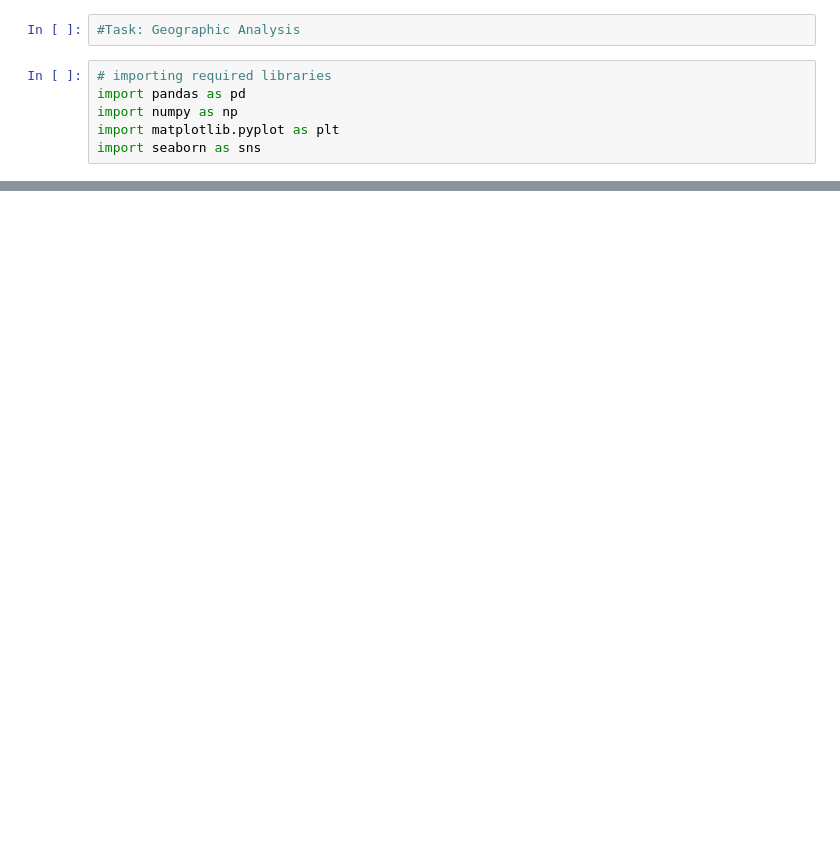
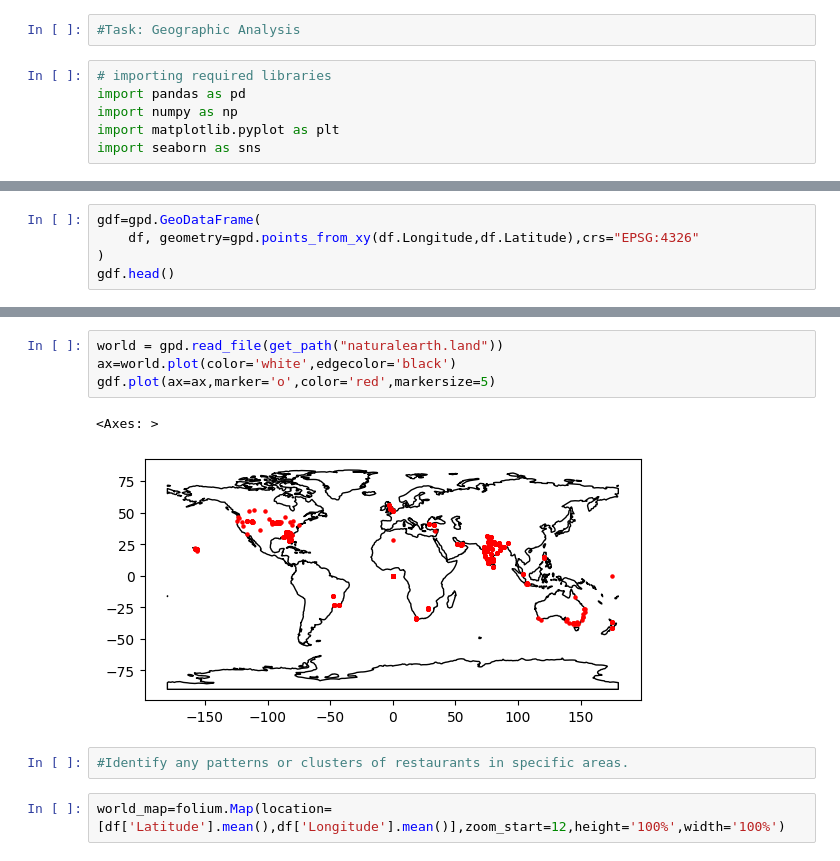
Before and after one commit to Jayashreemm/Cognifyz_internship_project, a Jupyter notebook: Level_2/Level_2_task_3.ipynb, the cells around one changed output, grey strips where cells are left out. Cells and saved outputs as stored; diff of their text form; blank space fills up the shorter version.

```diff
--- a/Level_2/Level_2_task_3.ipynb
+++ b/Level_2/Level_2_task_3.ipynb
@@ -25,0 +89,5 @@ plt.show()
+# %%
+gdf=gpd.GeoDataFrame(
+    df, geometry=gpd.points_from_xy(df.Longitude,df.Latitude),crs="EPSG:4326"
+)
+gdf.head()
@@ -25,0 +102,11 @@ plt.show()
+# %%
+world = gpd.read_file(get_path("naturalearth.land"))
+ax=world.plot(color='white',edgecolor='black')
+gdf.plot(ax=ax,marker='o',color='red',markersize=5)
+# %% [output]
+<Axes: >
+[figure, added]
+# %%
+#Identify any patterns or clusters of restaurants in specific areas.
+# %%
+world_map=folium.Map(location=[df['Latitude'].mean(),df['Longitude'].mean()],zoom_start=12,height='100%',width='100%')
```
Also changed, not shown: parts of 14 cells of this notebook, 1 other file.
